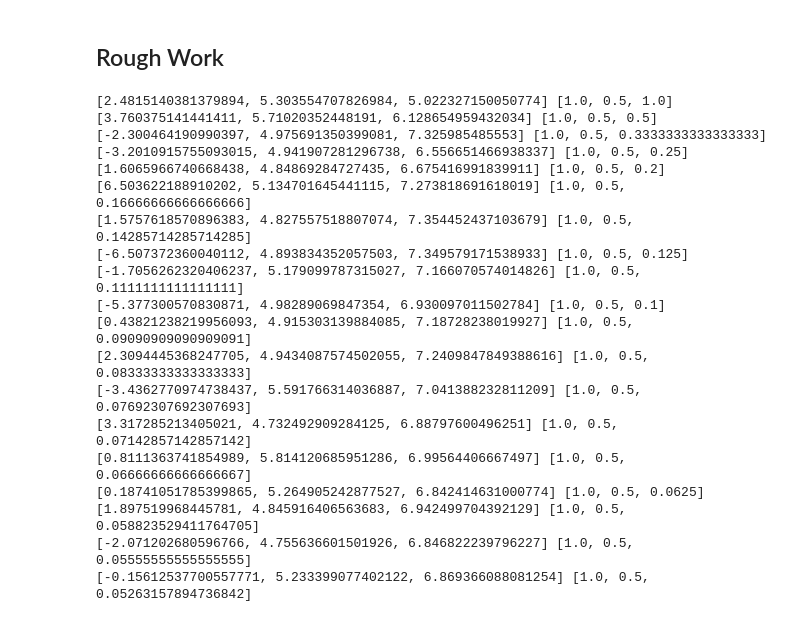
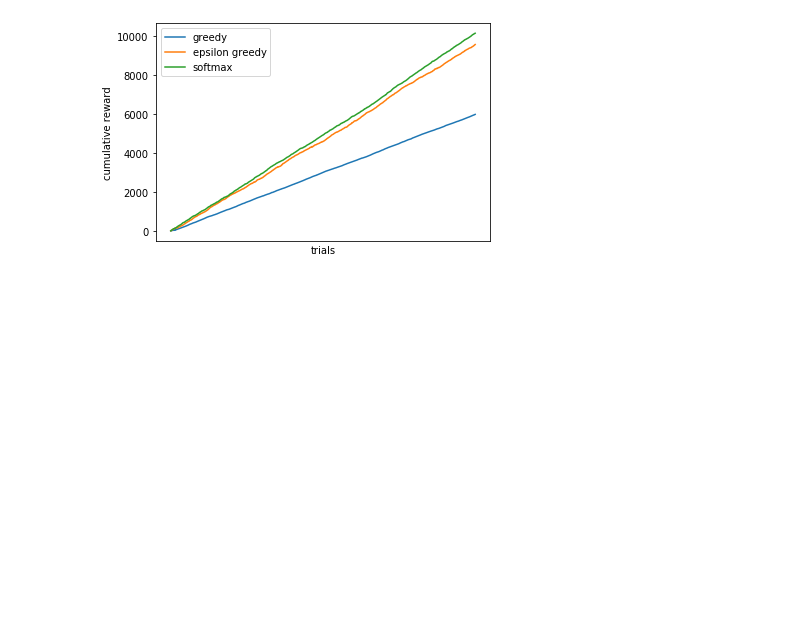
Before and after one commit to iam-sr13/IN-792-RL, a Jupyter notebook: NBandit .ipynb, the cells around one changed output. Cells and saved outputs as stored; diff of their text form; code cells hidden in the pictures; blank space fills up the shorter version.

```diff
--- a/NBandit .ipynb
+++ b/NBandit .ipynb
@@ -224,33 +279,17 @@ To quit Press Q else Press any key to continue:
-# %% [markdown]
-## Rough Work
-# %%
-avec = [2,5,7]
-svec = [3,1,2]
-steps = [0 for i in range(len(avec))]
-qvec = [0 for i in range(len(avec))]
-for k in range(1, 20):
-        rvec = rl_util.rand_vec(avec,svec)
-        qvec = rl_util.Q_vec(rl_util.alpha_vec(steps), rvec, qvec)
-        i = rl_util.argmax(qvec)
-        steps[i] += 1
-        print(qvec, rl_util.alpha_vec(steps))
-# %% [output]
-[2.4815140381379894, 5.303554707826984, 5.022327150050774] [1.0, 0.5, 1.0]
-[3.760375141441411, 5.71020352448191, 6.128654959432034] [1.0, 0.5, 0.5]
-[-2.300464190990397, 4.975691350399081, 7.325985485553] [1.0, 0.5, 0.3333333333333333]
-[-3.2010915755093015, 4.941907281296738, 6.556651466938337] [1.0, 0.5, 0.25]
-[1.6065966740668438, 4.84869284727435, 6.675416991839911] [1.0, 0.5, 0.2]
-[6.503622188910202, 5.134701645441115, 7.273818691618019] [1.0, 0.5, 0.16666666666666666]
-[1.5757618570896383, 4.827557518807074, 7.354452437103679] [1.0, 0.5, 0.14285714285714285]
-[-6.507372360040112, 4.893834352057503, 7.349579171538933] [1.0, 0.5, 0.125]
-[-1.7056262320406237, 5.179099787315027, 7.166070574014826] [1.0, 0.5, 0.1111111111111111]
-[-5.377300570830871, 4.98289069847354, 6.930097011502784] [1.0, 0.5, 0.1]
-[0.43821238219956093, 4.915303139884085, 7.18728238019927] [1.0, 0.5, 0.09090909090909091]
-[2.3094445368247705, 4.9434087574502055, 7.2409847849388616] [1.0, 0.5, 0.08333333333333333]
-[-3.4362770974738437, 5.591766314036887, 7.041388232811209] [1.0, 0.5, 0.07692307692307693]
-[3.317285213405021, 4.732492909284125, 6.88797600496251] [1.0, 0.5, 0.07142857142857142]
-[0.8111363741854989, 5.814120685951286, 6.99564406667497] [1.0, 0.5, 0.06666666666666667]
-[0.18741051785399865, 5.264905242877527, 6.842414631000774] [1.0, 0.5, 0.0625]
-[1.897519968445781, 4.845916406563683, 6.942499704392129] [1.0, 0.5, 0.058823529411764705]
-[-2.071202680596766, 4.755636601501926, 6.846822239796227] [1.0, 0.5, 0.05555555555555555]
-[-0.15612537700557771, 5.233399077402122, 6.869366088081254] [1.0, 0.5, 0.05263157894736842]
+# %%
+# Cumulative Reward plots for comparison
+
+grew=rl_util.n_armed_bandit_greedy([4,6,8,10],[10,2,15,5],sample,interact=False)
+egrew=rl_util.n_armed_bandit_eps_greedy([4,6,8,10],[10,2,15,5],interact=False)
+sgrew=rl_util.n_armed_bandit_softy([4,6,8,10],[10,2,15,5],interact=False)
+
+plt.plot(grew,label="greedy")
+plt.plot(egrew,label="epsilon greedy")
+plt.plot(sgrew,label="softmax")
+plt.xlabel("trials")
+plt.xticks([])
+plt.ylabel("cumulative reward")
+plt.legend(loc='best')
+plt.show()
+# %% [output]
+[figure, added]
```
Also changed, not shown: parts of 10 cells of this notebook.
